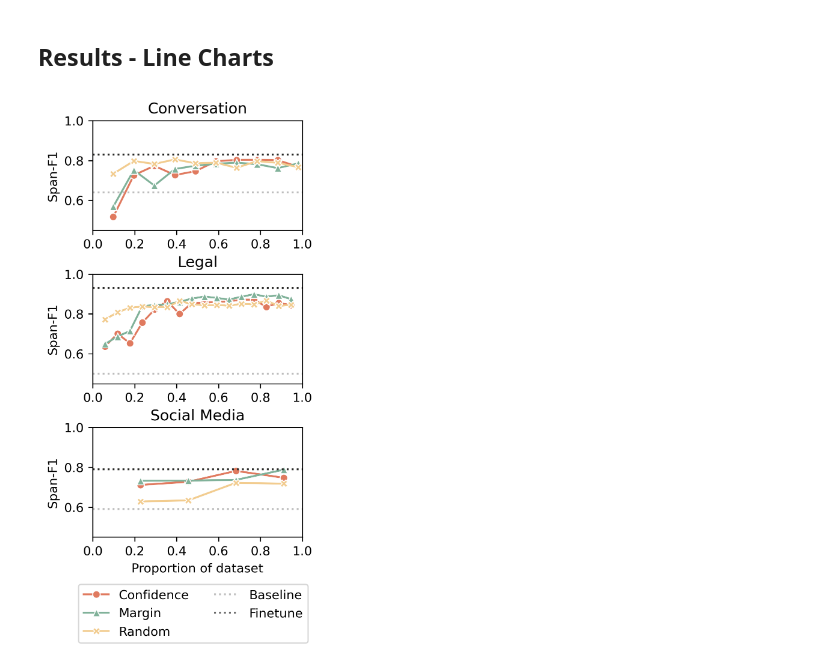
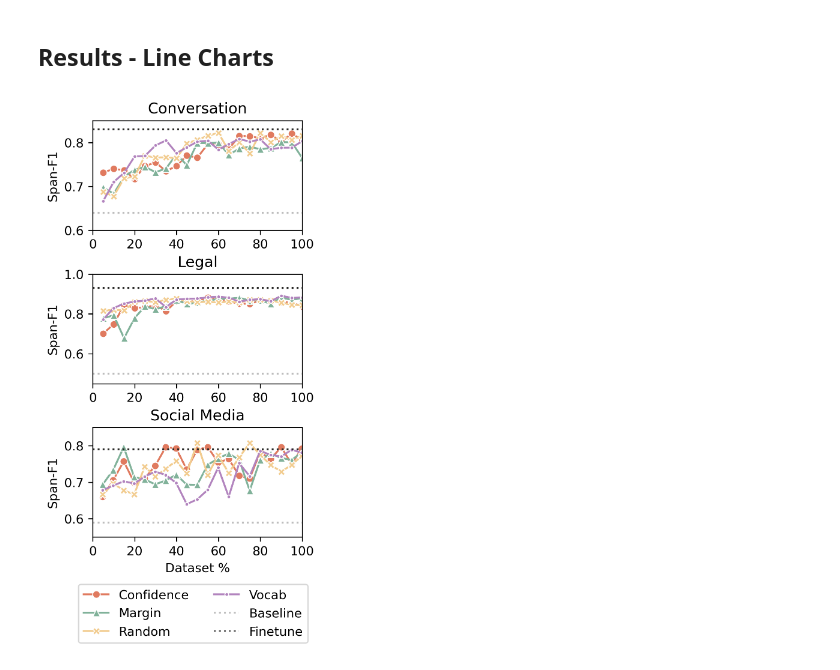
Before and after one commit to krusand/CrossNER-Active-Learning, a Jupyter notebook: results_plots.ipynb, the cells around one changed output. Saved outputs shown, nothing was run; the diff lists cells and outputs as text; code cells hidden in the pictures.

```diff
--- a/results_plots.ipynb
+++ b/results_plots.ipynb
@@ -24,72 +27,76 @@ some_random_df = pd.read_csv('al_results/third/ALResult_News_Social Media_random
 # %%
 # combining the data frames into a data frame for each domain
-conv_df = pd.concat([conv_conf_df, conv_margin_df, conv_random_df])
-legal_df = pd.concat([legal_conf_df, legal_margin_df, legal_random_df])
-some_df = pd.concat([some_conf_df, some_margin_df, some_random_df])
+conv_df = pd.concat([conv_conf_df, conv_margin_df, conv_vocab_df,conv_random_df])
+legal_df = pd.concat([legal_conf_df, legal_margin_df, legal_vocab_df, legal_random_df])
+some_df = pd.concat([some_conf_df, some_margin_df,some_vocab_df, some_random_df])
 # %%
 # creating a list of method for each of the three target domains
 conv_len = len(conv_conf_df)
-conv_method = ['confidence']*conv_len + ['margin']*conv_len + ['random']*conv_len
+conv_method = ['confidence']*conv_len + ['margin']*conv_len + ['random']*conv_len + ['vocab']*conv_len
 
 legal_len = len(legal_conf_df)
-legal_method = ['confidence']*legal_len + ['margin']*legal_len + ['random']*legal_len
+legal_method = ['confidence']*legal_len + ['margin']*legal_len + ['random']*legal_len+ ['vocab']*legal_len
 
 some_len = len(some_conf_df)
-some_method = ['confidence']*some_len + ['margin']*some_len + ['random']*some_len
+some_method = ['confidence']*some_len + ['margin']*some_len + ['random']*some_len+ ['vocab']*some_len
 
 
 # adding the method column to each of the combined data frames
 conv_df['method'] = conv_method
 legal_df['method'] = legal_method
 some_df['method'] = some_method
+
+conv_df["percentage_of_samples"] = conv_df["percentage_of_samples"] * 100
+legal_df["percentage_of_samples"] = legal_df["percentage_of_samples"] * 100
+some_df["percentage_of_samples"] = some_df["percentage_of_samples"] * 100
 # %%
 # increasing dpi for higher resolution
 mpl.rcParams['figure.dpi'] = 300
 
 # ranges of axes
-x_min, x_max = 0, 1
-y_min, y_max = 0.45, 1
+x_min, x_max = 0, 100
+y_min, y_max = [0.6,0.45,0.55], [0.85,1,0.85]
 
 
 n_cols, n_rows = 1, 3
 fig, ax = plt.subplots(ncols=n_cols, nrows=n_rows, figsize=(3,6))
 dfs = [conv_df, legal_df, some_df]
-dfs = [df.replace({'method': {'confidence': 'Confidence', 'margin': 'Margin', 'random': 'Random'}}) for df in dfs]
-custom_colors = {'confidence': '#e07a5f', 'margin': '#81b29a', 'random': '#f2cc8f'}
+dfs = [df.replace({'method': {'confidence': 'Confidence', 'margin': 'Margin', 'random': 'Random', 'vocab':'Vocab'}}) for df in dfs]
+custom_colors = {'confidence': '#e07a5f', 'margin': '#81b29a', 'random': '#f2cc8f', 'vocab': '#b284be'}
 n_methods = len(custom_colors)
-markers = {'confidence': 'o', 'margin': '^', 'random': 'X'}
+markers = {'confidence': 'o', 'margin': '^', 'random': 'X', 'vocab':'.'}
 titles = ['Conversation', 'Legal', 'Social Media']
 baseline_values = [0.64, 0.5, 0.59]
 finetune_values = [0.83, 0.93, 0.79]
 
 for row in range(n_rows):
     for method, marker in markers.items():
         sns.lineplot(data=dfs[row][dfs[row]['method'] == method.capitalize()],  # Use capitalized method name
                         x='percentage_of_samples',
                         y='f1',
                         color=custom_colors[method],
                         linestyle='-',
                         marker=marker,
                         ax=ax[row],
                         label=method.capitalize() if row == n_rows-1 else None)  # Use capitalized method name
     ax[row].set_ylabel('Span-F1')
     if row == 2:
-        ax[row].set_xlabel('Proportion of dataset')
+        ax[row].set_xlabel('Dataset %')
     else:
         ax[row].set_xlabel('')
+    ax[row].set_title(titles[row])
     ax[row].set_xlim([x_min, x_max])
-    ax[row].set_ylim([y_min, y_max])
-    ax[row].set_title(titles[row])
+    ax[row].set_ylim([y_min[row], y_max[row]])
     ax[row].axhline(y=baseline_values[row], linewidth=1.5, color='#bdbdbd', ls=':')
     ax[row].axhline(y=finetune_values[row], linewidth=1.5, color='#292927', ls=':')
 
 # Manually add constant lines to the legend
 handles, labels = ax[2].get_legend_handles_labels()
 handles.extend([plt.Line2D([0], [0], color='silver', linestyle=':', label='Baseline'),
                 plt.Line2D([0], [0], color='dimgray', linestyle=':', label='Finetune')])
 ax[2].legend(handles=handles, labels=labels + ['Baseline', 'Finetune'], loc='center', bbox_to_anchor=(0.48, -0.7), ncol=2)
 # Adjust the spacing between subplots
 plt.subplots_adjust(hspace=0.4)
 plt.show()
 # %% [output]
-[figure, old version]
+[figure, new version]
```
Also changed, not shown: parts of 1 cell of this notebook, 1 other file.
